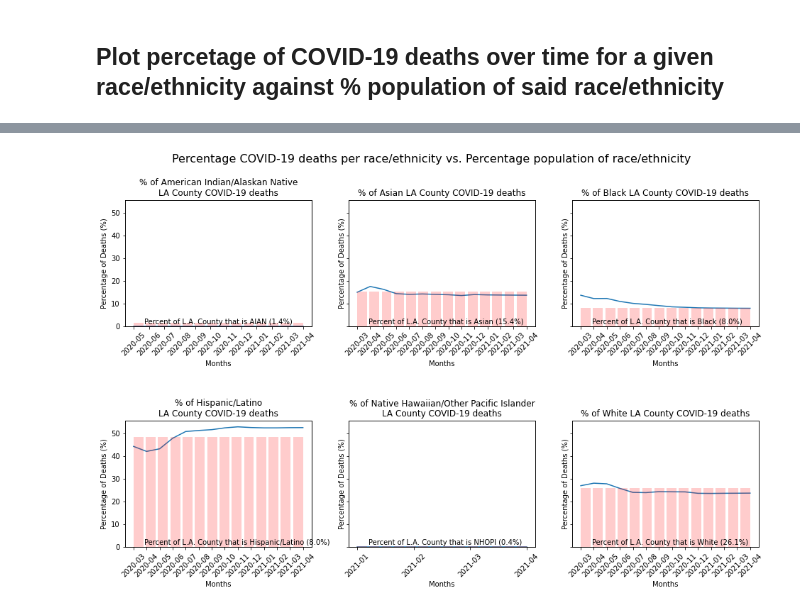
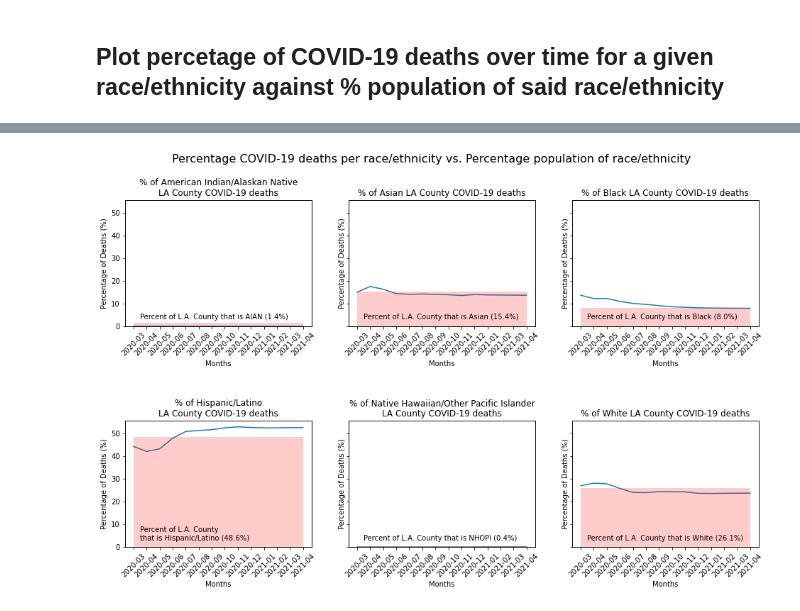
Before and after one commit to kevogil/covid-analysis, a Jupyter notebook: Notebooks/Analysis_And_Visualizations/percentage_deaths_vs_population_percentage.ipynb, the cells around one changed output, grey strips where cells are left out. Cells and saved outputs as stored; diff of their text form; code cells hidden in the pictures.

Commit message:
Add IFR, refine % deaths plots, add observations

```diff
--- a/Notebooks/Analysis_And_Visualizations/percentage_deaths_vs_population_percentage.ipynb
+++ b/Notebooks/Analysis_And_Visualizations/percentage_deaths_vs_population_percentage.ipynb
@@ -773,9 +789,9 @@ la_aian_percent_deaths_fig.set_ylabel(ylabel="Percentage of Deaths (%)")
 
 # Barplot showing percentage of Los Angeles County population that is AIAN
 la_aian_percent_fig = la_aian_percent_deaths_fig.twiny()
-la_aian_percent_fig.bar(x=months, height=[la_percent_aian], color="red", alpha=.2)
+la_aian_percent_fig.bar(x=1, height=[la_percent_aian], color="red", alpha=.2)
 la_aian_percent_fig.set_xticks([])
-la_aian_percent_fig.text(.5, 1, f"Percent of L.A. County that is AIAN ({la_percent_aian}%)", color='black')
+la_aian_percent_fig.text(.63, 3, f"Percent of L.A. County that is AIAN ({la_percent_aian}%)", color='black')
 
 
 # Subplot showing percentage of COVID-19 deaths that are Asian patients and Asian Los Angeles County population percentage
@@ -788,9 +804,9 @@ la_asian_percent_deaths_fig.set_ylabel(ylabel="Percentage of Deaths (%)")
 
 # Barplot showing percentage of Los Angeles County population that is Asian
 la_asian_percent_fig = la_asian_percent_deaths_fig.twiny()
-la_asian_percent_fig.bar(x=months, height=[la_percent_asian], color="red", alpha=.2)
+la_asian_percent_fig.bar(x=1, height=[la_percent_asian], color="red", alpha=.2)
 la_asian_percent_fig.set_xticks([])
-la_asian_percent_fig.text(.5, 1, f"Percent of L.A. County that is Asian ({la_percent_asian}%)", color='black')
+la_asian_percent_fig.text(.63, 3, f"Percent of L.A. County that is Asian ({la_percent_asian}%)", color='black')
 
 
 # Subplot showing percentage of COVID-19 deaths that are Black patients and Black Los Angeles County population percentage
@@ -803,9 +819,9 @@ la_black_percent_deaths_fig.set_ylabel(ylabel="Percentage of Deaths (%)")
 
 # Barplot showing percentage of Los Angeles County population that is Black
 la_black_percent_fig = la_black_percent_deaths_fig.twiny()
-la_black_percent_fig.bar(x=months, height=[la_percent_black], color="red", alpha=.2)
+la_black_percent_fig.bar(x=1, height=[la_percent_black], color="red", alpha=.2)
 la_black_percent_fig.set_xticks([])
-la_black_percent_fig.text(.5, 1, f"Percent of L.A. County that is Black ({la_percent_black}%)", color='black')
+la_black_percent_fig.text(.63, 3, f"Percent of L.A. County that is Black ({la_percent_black}%)", color='black')
 
 
 # Subplot showing percentage of COVID-19 deaths that are Hispanic/Latino patients and Hispanic/Latino Los Angeles County population percentage
@@ -818,42 +834,42 @@ la_hispanic_percent_deaths_fig.set_ylabel(ylabel="Percentage of Deaths (%)")
 
 # Barplot showing percentage of Los Angeles County population that is Hispanic/Latino
 la_hispanic_percent_fig = la_hispanic_percent_deaths_fig.twiny()
-la_hispanic_percent_fig.bar(x=months, height=[la_percent_hispanic], color="red", alpha=.2)
+la_hispanic_percent_fig.bar(x=1, height=[la_percent_hispanic], color="red", alpha=.2)
 la_hispanic_percent_fig.set_xticks([])
-la_hispanic_percent_fig.text(.5, 1, f"Percent of L.A. County that is Hispanic/Latino ({la_percent_black}%)", color='black')
+la_hispanic_percent_fig.text(.63, 3, f"Percent of L.A. County\nthat is Hispanic/Latino ({la_percent_hispanic}%)", color='black')
 
 
 # Subplot showing percentage of COVID-19 deaths that are Native Hawaiian/Other Pacific Islander patients and Native Hawaiian/Other Pacific Islander Los Angeles County population percentage
 # Lineplot showing percentage of COVID-19 deaths that are Native Hawaiian/Other Pacific Islander
 la_nhopi_percent_deaths_fig.set_title("% of Native Hawaiian/Other Pacific Islander\nLA County COVID-19 deaths")
 la_nhopi_percent_deaths_fig.plot(months, percentage_deaths_nhopi_los_angeles)
 la_nhopi_percent_deaths_fig.set_xticklabels(labels=months,rotation=45)
 la_nhopi_percent_deaths_fig.set_xlabel(xlabel="Months")
 la_nhopi_percent_deaths_fig.set_ylabel(ylabel="Percentage of Deaths (%)")
 
 # Barplot showing percentage of Los Angeles County population that is Native Hawaiian/Other Pacific Islander
 la_nhopi_percent_fig = la_nhopi_percent_deaths_fig.twiny()
-la_nhopi_percent_fig.bar(x=months, height=[la_percent_nhopi], color="red", alpha=.2)
+la_nhopi_percent_fig.bar(x=1, height=[la_percent_nhopi], color="red", alpha=.2)
 la_nhopi_percent_fig.set_xticks([])
-la_nhopi_percent_fig.text(.5, 1, f"Percent of L.A. County that is NHOPI ({la_percent_nhopi}%)", color='black')
+la_nhopi_percent_fig.text(.63, 3, f"Percent of L.A. County that is NHOPI ({la_percent_nhopi}%)", color='black')
 
 
 # Subplot showing percentage of COVID-19 deaths that are White patients and White Los Angeles County population percentage
 # Lineplot showing percentage of COVID-19 deaths that are White patients
 la_white_percent_deaths_fig.set_title("% of White LA County COVID-19 deaths")
 la_white_percent_deaths_fig.plot(months, percentage_deaths_white_los_angeles)
 la_white_percent_deaths_fig.set_xticklabels(labels=months,rotation=45)
 la_white_percent_deaths_fig.set_xlabel(xlabel="Months")
 la_white_percent_deaths_fig.set_ylabel(ylabel="Percentage of Deaths (%)")
 
 # Barplot showing percentage of Los Angeles County population that is White
 la_white_percent_fig = la_white_percent_deaths_fig.twiny()
-la_white_percent_fig.bar(x=months, height=[la_percent_white], color="red", alpha=.2)
+la_white_percent_fig.bar(x=1, height=[la_percent_white], color="red", alpha=.2)
 la_white_percent_fig.set_xticks([])
-la_white_percent_fig.text(.5, 1, f"Percent of L.A. County that is White ({la_percent_white}%)", color='black')
+la_white_percent_fig.text(.63, 3, f"Percent of L.A. County that is White ({la_percent_white}%)", color='black')
 
 
-plt.savefig("place_holder_for_erin.png")
+# plt.savefig("place_holder_for_erin.png")
 plt.show()
 # %% [output]
-[figure, old version]
+[figure, new version]
```
Also changed, not shown: parts of 12 cells of this notebook.
